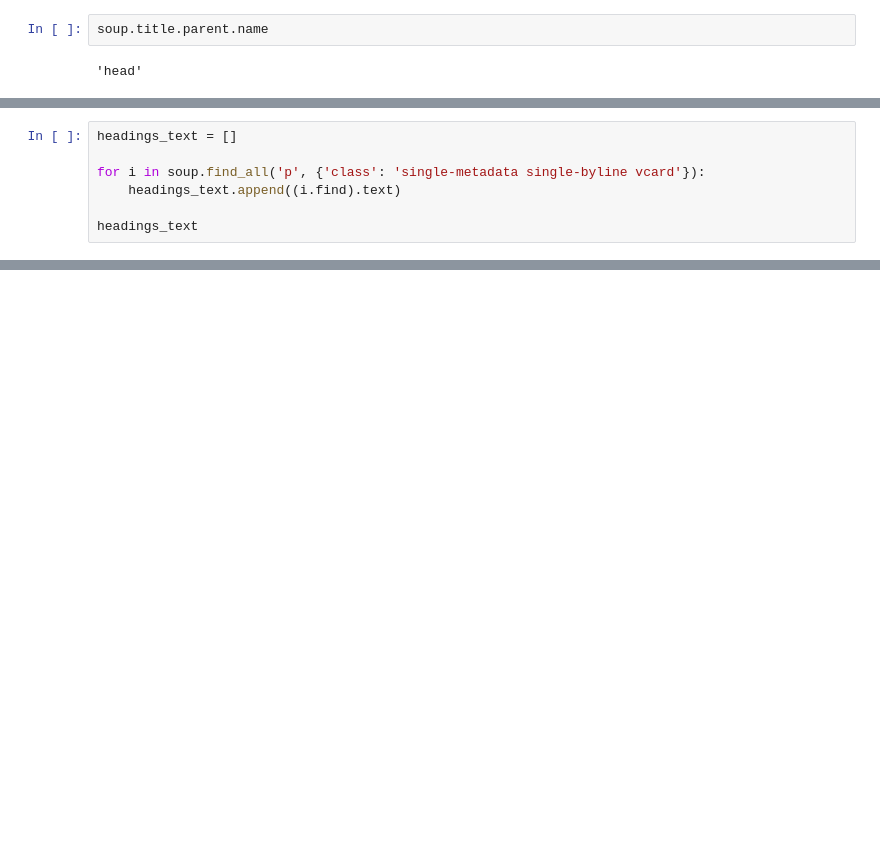
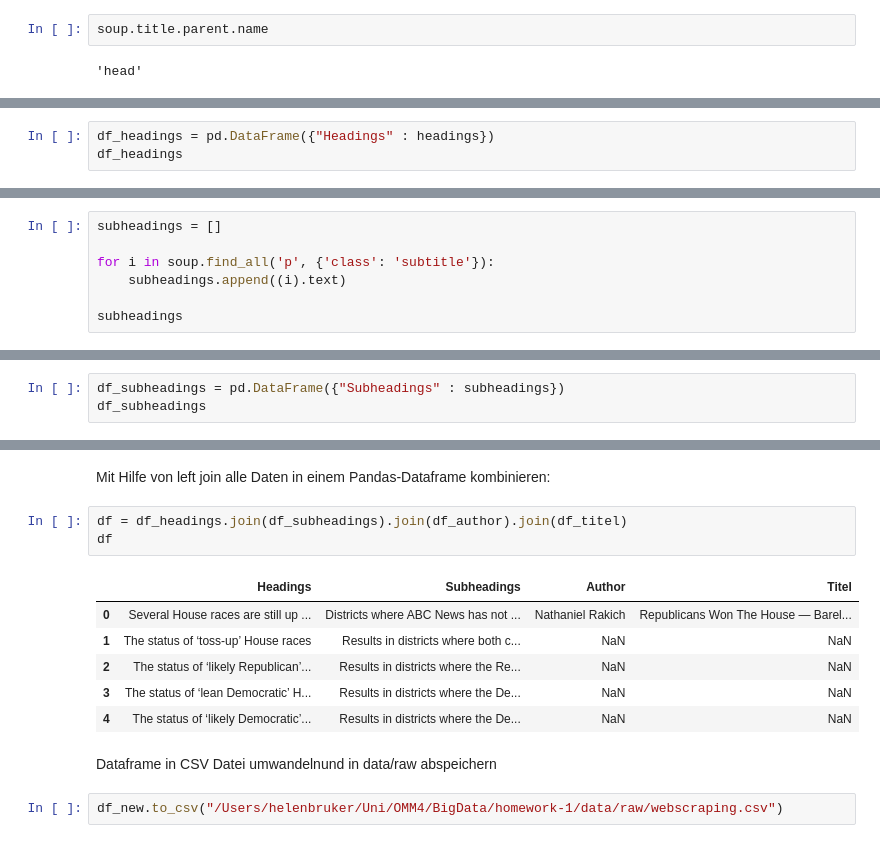
Before and after one commit to EdmondUkaj/homework-1, a Jupyter notebook: notebooks/01-scraping.ipynb, the cells around one changed output, grey strips where cells are left out. Cells and saved outputs as stored; diff of their text form; blank space fills up the shorter version.

Commit message:
Task 01 überarbeitet, CSV-Datei erstellt

```diff
--- a/notebooks/01-scraping.ipynb
+++ b/notebooks/01-scraping.ipynb
@@ -141,0 +139,3 @@ df_author.join(df_titel)
+# %%
+df_headings = pd.DataFrame({"Headings" : headings})
+df_headings
@@ -142,8 +153,8 @@ df_author.join(df_titel)
 # %%
-headings_text = []
+subheadings = []
 
-for i in soup.find_all('p', {'class': 'single-metadata single-byline vcard'}):
-    headings_text.append((i.find).text)
+for i in soup.find_all('p', {'class': 'subtitle'}):
+    subheadings.append((i).text)
 
-headings_text
+subheadings
 # %% [output]
@@ -150,0 +168,3 @@ AttributeError: 'function' object has no attribute 'text'
+# %%
+df_subheadings = pd.DataFrame({"Subheadings" : subheadings})
+df_subheadings
@@ -150,0 +178,16 @@ AttributeError: 'function' object has no attribute 'text'
+# %% [markdown]
+Mit Hilfe von left join alle Daten in einem Pandas-Dataframe kombinieren:
+# %%
+df = df_headings.join(df_subheadings).join(df_author).join(df_titel)
+df
+# %% [output]
+|  | Headings | Subheadings | Author | Titel |
+| 0 | Several House races are still up ... | Districts where ABC News has not ... | Nathaniel Rakich | Republicans Won The House — Barel... |
+| 1 | The status of ‘toss-up’ House races | Results in districts where both c... | NaN | NaN |
+| 2 | The status of ‘likely Republican’... | Results in districts where the Re... | NaN | NaN |
+| 3 | The status of ‘lean Democratic’ H... | Results in districts where the De... | NaN | NaN |
+| 4 | The status of ‘likely Democratic’... | Results in districts where the De... | NaN | NaN |
+# %% [markdown]
+Dataframe in CSV Datei umwandelnund in data/raw abspeichern
+# %%
+df_new.to_csv("/Users/helenbruker/Uni/OMM4/BigData/homework-1/data/raw/webscraping.csv")
```
Also changed, not shown: parts of 36 cells of this notebook, 2 other files.
